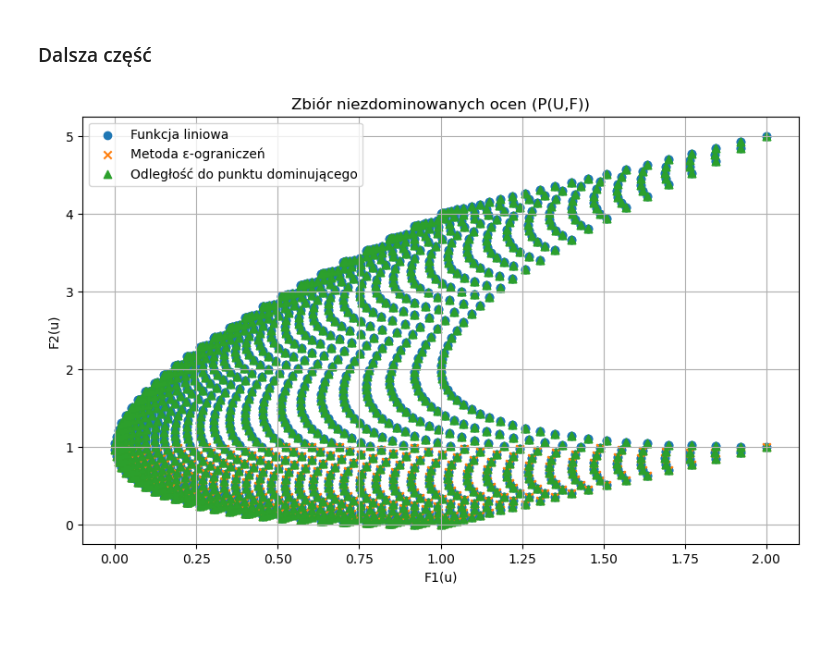
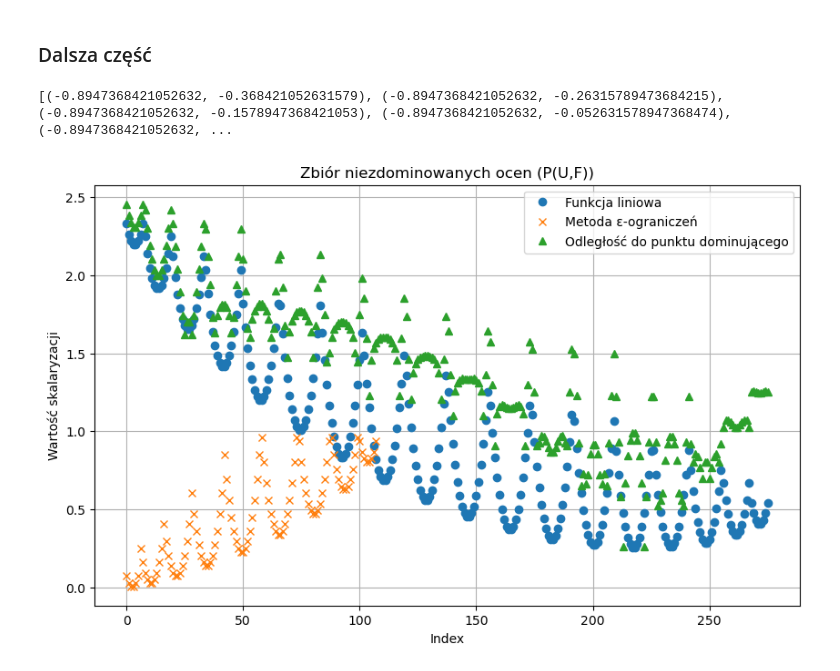
Before and after one commit to AGH-Evil-Inc/OW_SS_KK_LS, a Jupyter notebook: functions.ipynb, the cells around one changed output. Saved outputs shown, nothing was run; the diff lists cells and outputs as text; code cells hidden in the pictures; blank space fills up the shorter version.

```diff
--- a/functions.ipynb
+++ b/functions.ipynb
@@ -64,57 +85,63 @@ def scalarization_distance(u, x, lambd, p, F):
 # %%
-import numpy as np
-import matplotlib.pyplot as plt
-
-
-# Definiujemy zbiór U jako punkty w kwadracie [-1, 1] x [-1, 1]
-def generate_decision_space(bounds=(-1, 1), steps=50):
+def generate_decision_space(bounds=(-1, 1), steps=20):
     x_values = np.linspace(bounds[0], bounds[1], steps)
     y_values = np.linspace(bounds[0], bounds[1], steps)
-    U = [(x, y) for x in x_values for y in y_values]
+    U = [(x, y) for x in x_values for y in y_values if x**2 + y**2 <= 1]
     return U
 
-# Generowanie zbiorów punktów P(U, F) i FP(U)
-def calculate_nondominated_sets(U, method, **kwargs):
-    P_U_F = []  # Zbiór niezdominowanych ocen
-    FP_U = []   # Zbiór niezdominowanych punktów decyzyjnych
-
-    for u in U:
-        value = method(u, **kwargs)
-        if value < float('inf'):  # Sprawdzamy, czy punkt nie jest odrzucony
-            P_U_F.append(F(u))
-            FP_U.append(u)
-
-    return np.array(P_U_F), np.array(FP_U)
+# Funkcje celu dla metody ograniczeń S2
+F_list = [lambda u: F(u)[0], lambda u: F(u)[1]]
 
 # Parametry skalaryzacji
 lambdas = np.array([0.5, 0.5])
 a = [1, 1]
 j = 0
 x_dom = np.array([0.5, 0.5])
 lambd = 1
 p = 2
 
 # Generowanie przestrzeni decyzyjnej
 U = generate_decision_space()
+print(U)
 
 # Obliczanie dla trzech metod skalaryzacji
-P_U_F_linear, FP_U_linear = calculate_nondominated_sets(U, scalarization_linear, lambdas=lambdas)
-P_U_F_epsilon, FP_U_epsilon = calculate_nondominated_sets(U, epsilon_constraints, a=a, j=j, F=[lambda u: F(u)[0], lambda u: F(u)[1]])
-P_U_F_distance, FP_U_distance = calculate_nondominated_sets(U, scalarization_distance, x=x_dom, lambd=lambd, p=p, F=F)
+P_U_F_linear = []
+P_U_F_epsilon = []
+P_U_F_distance = []
 
-# Wizualizacja
+# Skalaryzacja przez funkcję liniową
+for u in U:
+    P_U_F_linear.append(scalarization_linear(F(u), lambdas))
+
+# Metoda epsilon-constraints
+for u in U:
+    result = epsilon_constraints(u, a, j, F_list)
+    if result != float('inf'):
+        P_U_F_epsilon.append(result)
+
+# Skalaryzacja przez odległość
+for u in U:
+    P_U_F_distance.append(scalarization_distance(u, x_dom, lambd, p, F))
+
+# Przekształcenie list do tablic numpy
+P_U_F_linear = np.array(P_U_F_linear)
+P_U_F_epsilon = np.array(P_U_F_epsilon)
+P_U_F_distance = np.array(P_U_F_distance)
+
+# Wizualizacja wyników
 plt.figure(figsize=(10, 6))
 
 # Zbiór niezdominowanych ocen (P(U,F))
-plt.scatter(P_U_F_linear[:, 0], P_U_F_linear[:, 1], label="Funkcja liniowa", marker='o')
-plt.scatter(P_U_F_epsilon[:, 0], P_U_F_epsilon[:, 1], label="Metoda ε-ograniczeń", marker='x')
-plt.scatter(P_U_F_distance[:, 0], P_U_F_distance[:, 1], label="Odległość do punktu dominującego", marker='^')
+plt.plot(P_U_F_linear, label="Funkcja liniowa", marker='o', linestyle='None')
+plt.plot(P_U_F_epsilon, label="Metoda ε-ograniczeń", marker='x', linestyle='None')
+plt.plot(P_U_F_distance, label="Odległość do punktu dominującego", marker='^', linestyle='None')
 
 plt.title("Zbiór niezdominowanych ocen (P(U,F))")
-plt.xlabel("F1(u)")
-plt.ylabel("F2(u)")
+plt.xlabel("Index")
+plt.ylabel("Wartość skalaryzacji")
 plt.legend()
 plt.grid()
 plt.show()
 # %% [output]
+[(-0.8947368421052632, -0.368421052631579), (-0.8947368421052632, -0.26315789473684215), (-0.8947368421052632, -0.1578947368421053), (-0.8947368421052632, -0.052631578947368474), (-0.8947368421052632, ...
-[figure, old version]
+[figure, new version]
```
Also changed, not shown: parts of 2 cells of this notebook.
